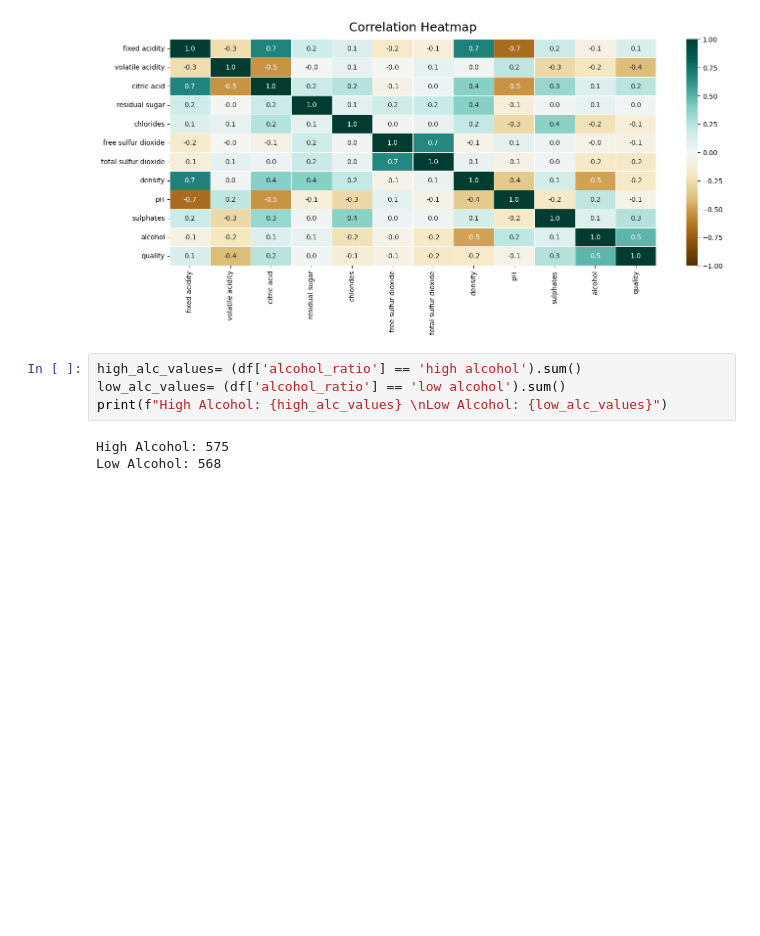
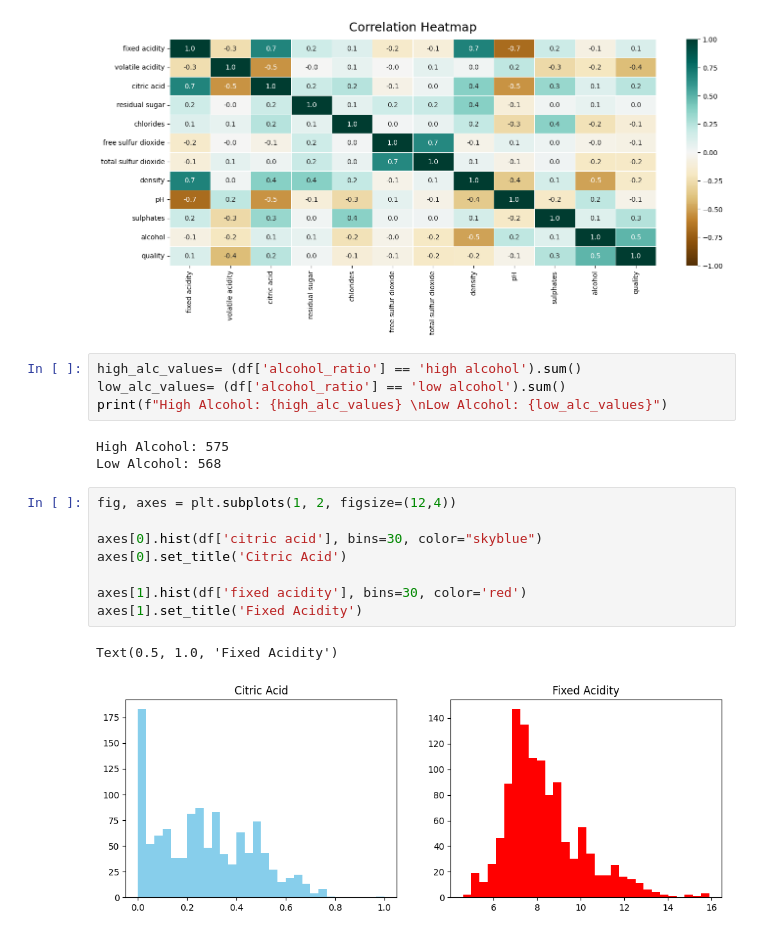
Before and after one commit to byydev/WineQuality, a Jupyter notebook: wine_quality_practice.ipynb, the cells around one changed output. Saved outputs shown, nothing was run; the diff lists cells and outputs as text; blank space fills up the shorter version.

```diff
--- a/wine_quality_practice.ipynb
+++ b/wine_quality_practice.ipynb
@@ -137,3 +137,14 @@ print(f"High Alcohol: {high_alc_values} \nLow Alcohol: {low_alc_values}")
 # %% [output]
 High Alcohol: 575
 Low Alcohol: 568
+# %%
+fig, axes = plt.subplots(1, 2, figsize=(12,4))
+
+axes[0].hist(df['citric acid'], bins=30, color="skyblue")
+axes[0].set_title('Citric Acid')
+
+axes[1].hist(df['fixed acidity'], bins=30, color='red')
+axes[1].set_title('Fixed Acidity')
+# %% [output]
+Text(0.5, 1.0, 'Fixed Acidity')
+[figure, added]
```
Also changed, not shown: parts of 1 cell of this notebook.
